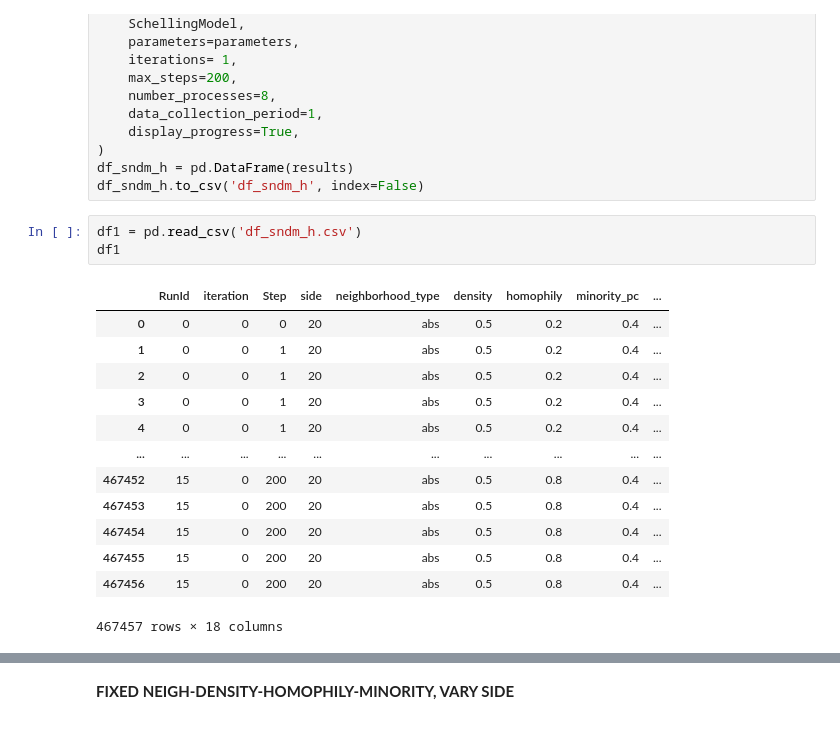
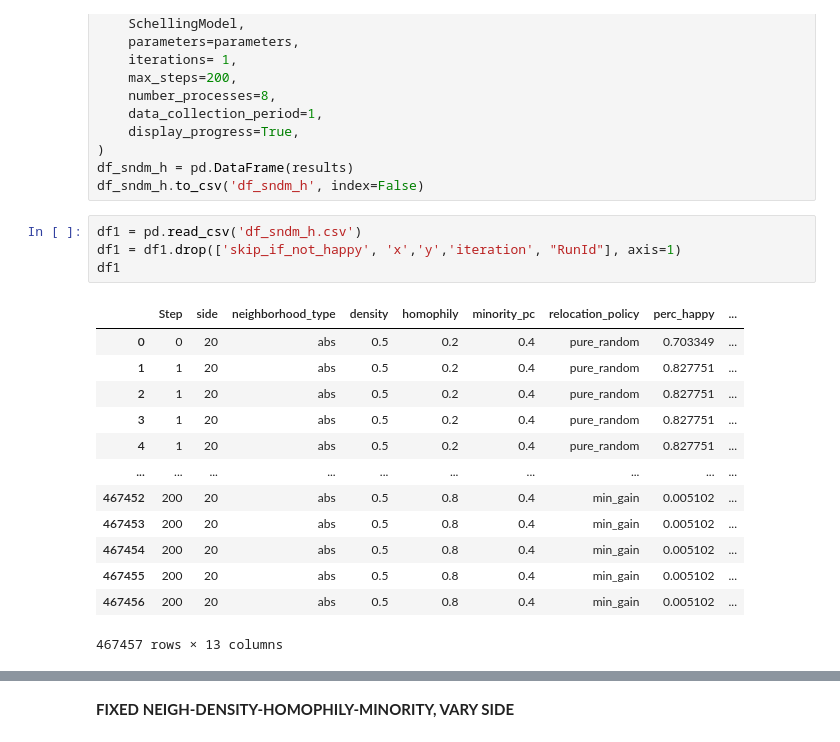
Before and after one commit to matteo-Donofrio-unipi/GEOSPA, a Jupyter notebook: schelling_model2.ipynb, the cells around one changed output, grey strips where cells are left out. Drawn from its saved outputs; the diff is of its cells as text.

```diff
--- a/schelling_model2.ipynb
+++ b/schelling_model2.ipynb
@@ -58,18 +64,19 @@ df_sndm_h = pd.DataFrame(results)
 df_sndm_h.to_csv('df_sndm_h', index=False)
 # %%
 df1 = pd.read_csv('df_sndm_h.csv')
+df1 = df1.drop(['skip_if_not_happy', 'x','y','iteration', "RunId"], axis=1)
 df1
 # %% [output]
-|  | RunId | iteration | Step | side | neighborhood_type | density | homophily | minority_pc | ... |
-| 0 | 0 | 0 | 0 | 20 | abs | 0.5 | 0.2 | 0.4 | ... |
-| 1 | 0 | 0 | 1 | 20 | abs | 0.5 | 0.2 | 0.4 | ... |
-| 2 | 0 | 0 | 1 | 20 | abs | 0.5 | 0.2 | 0.4 | ... |
-| 3 | 0 | 0 | 1 | 20 | abs | 0.5 | 0.2 | 0.4 | ... |
-| 4 | 0 | 0 | 1 | 20 | abs | 0.5 | 0.2 | 0.4 | ... |
+|  | Step | side | neighborhood_type | density | homophily | minority_pc | relocation_policy | perc_happy | ... |
+| 0 | 0 | 20 | abs | 0.5 | 0.2 | 0.4 | pure_random | 0.703349 | ... |
+| 1 | 1 | 20 | abs | 0.5 | 0.2 | 0.4 | pure_random | 0.827751 | ... |
+| 2 | 1 | 20 | abs | 0.5 | 0.2 | 0.4 | pure_random | 0.827751 | ... |
+| 3 | 1 | 20 | abs | 0.5 | 0.2 | 0.4 | pure_random | 0.827751 | ... |
+| 4 | 1 | 20 | abs | 0.5 | 0.2 | 0.4 | pure_random | 0.827751 | ... |
 | ... | ... | ... | ... | ... | ... | ... | ... | ... | ... |
-| 467452 | 15 | 0 | 200 | 20 | abs | 0.5 | 0.8 | 0.4 | ... |
-| 467453 | 15 | 0 | 200 | 20 | abs | 0.5 | 0.8 | 0.4 | ... |
-| 467454 | 15 | 0 | 200 | 20 | abs | 0.5 | 0.8 | 0.4 | ... |
-| 467455 | 15 | 0 | 200 | 20 | abs | 0.5 | 0.8 | 0.4 | ... |
-| 467456 | 15 | 0 | 200 | 20 | abs | 0.5 | 0.8 | 0.4 | ... |
+| 467452 | 200 | 20 | abs | 0.5 | 0.8 | 0.4 | min_gain | 0.005102 | ... |
+| 467453 | 200 | 20 | abs | 0.5 | 0.8 | 0.4 | min_gain | 0.005102 | ... |
+| 467454 | 200 | 20 | abs | 0.5 | 0.8 | 0.4 | min_gain | 0.005102 | ... |
+| 467455 | 200 | 20 | abs | 0.5 | 0.8 | 0.4 | min_gain | 0.005102 | ... |
+| 467456 | 200 | 20 | abs | 0.5 | 0.8 | 0.4 | min_gain | 0.005102 | ... |
-467457 rows × 18 columns
+467457 rows × 13 columns
```
Also changed, not shown: parts of 18 cells of this notebook.
